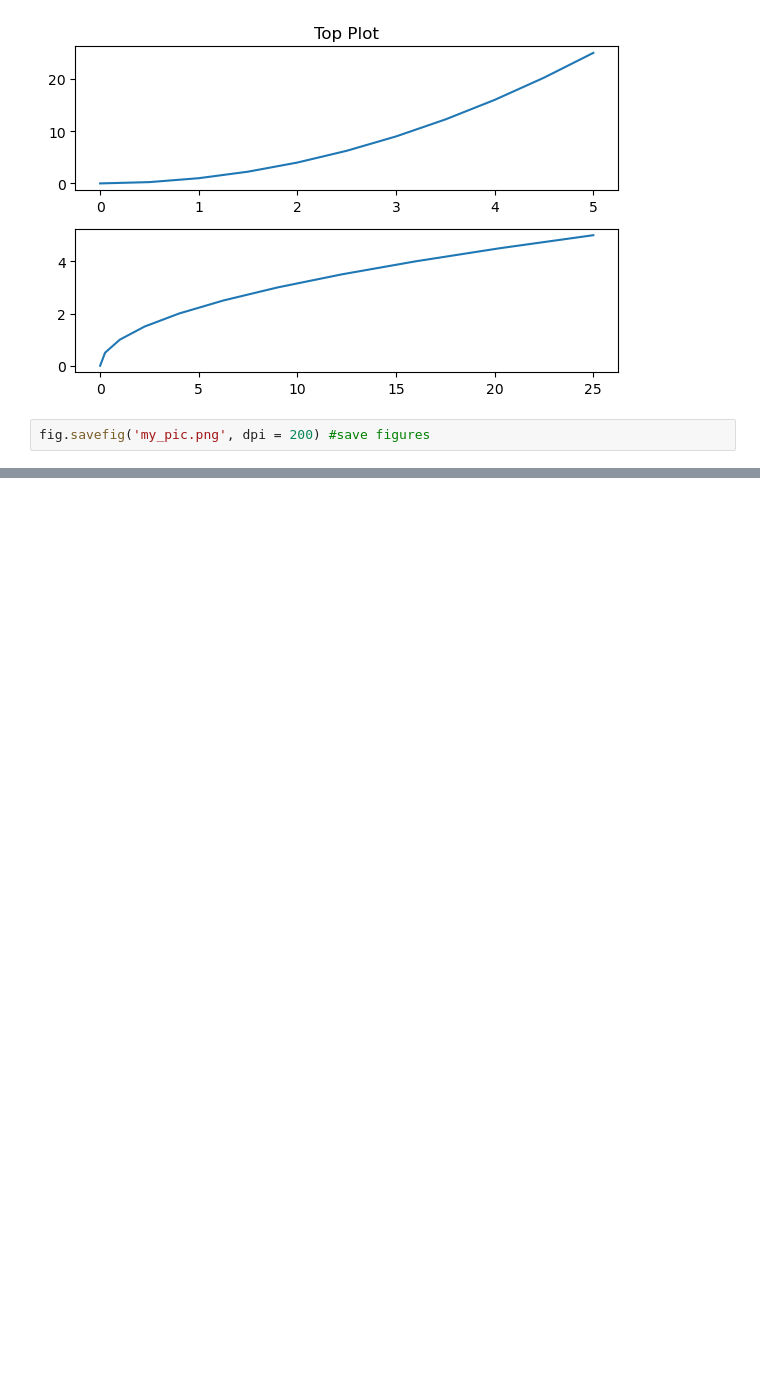
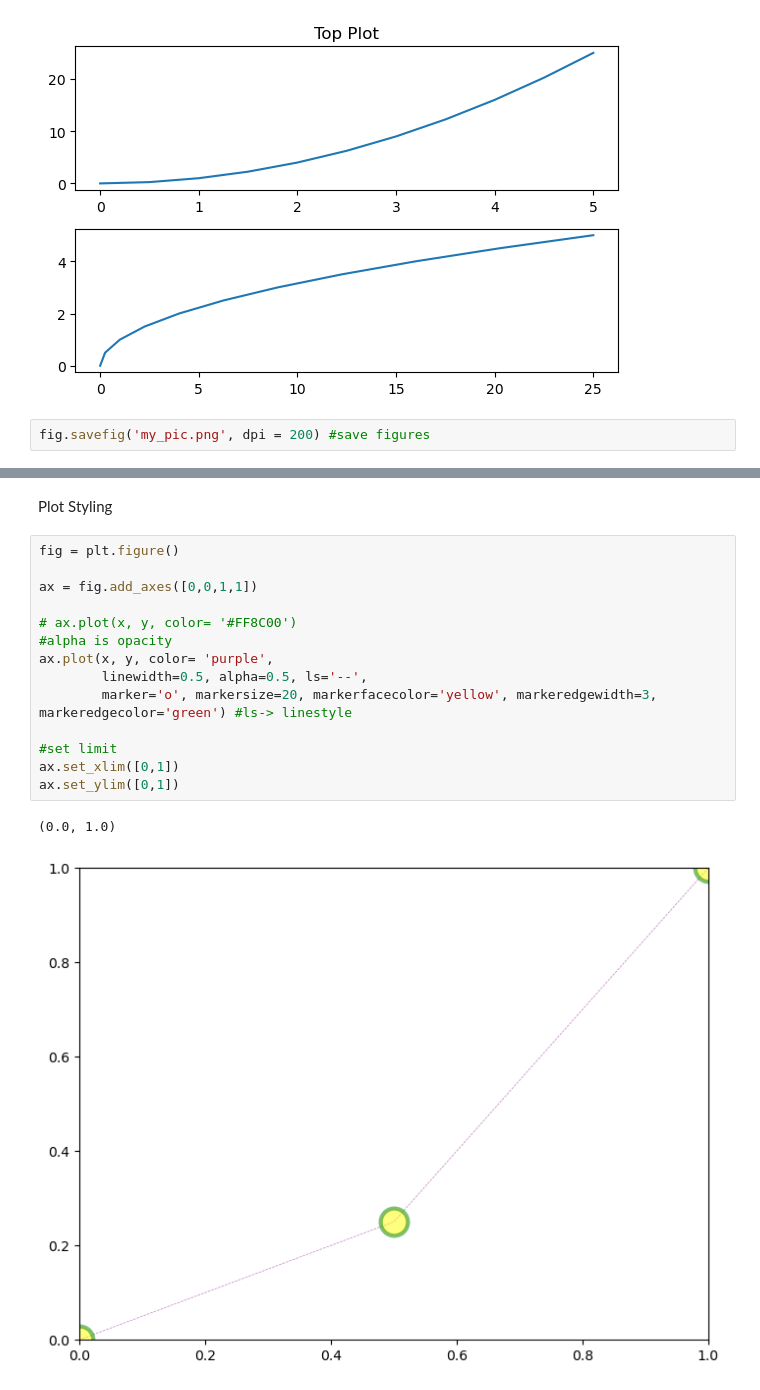
Before and after one commit to saswatrpandey/numpy_panda_basics, a Jupyter notebook: matplotlib,seaborn/notebooks/own_notebooks/matplotlib.ipynb, the cells around one changed output, grey strips where cells are left out. Drawn from its saved outputs; the diff is of its cells as text; blank space fills up the shorter version.

```diff
--- a/matplotlib,seaborn/notebooks/own_notebooks/matplotlib.ipynb
+++ b/matplotlib,seaborn/notebooks/own_notebooks/matplotlib.ipynb
@@ -107,0 +115,19 @@ ax.plot(x, x**3)
+# %% [markdown]
+Plot Styling
+# %%
+fig = plt.figure()
+
+ax = fig.add_axes([0,0,1,1])
+
+# ax.plot(x, y, color= '#FF8C00')
+#alpha is opacity
+ax.plot(x, y, color= 'purple',
+        linewidth=0.5, alpha=0.5, ls='--',
+        marker='o', markersize=20, markerfacecolor='yellow', markeredgewidth=3, markeredgecolor='green') #ls-> linestyle
+
+#set limit
+ax.set_xlim([0,1])
+ax.set_ylim([0,1])
+# %% [output]
+(0.0, 1.0)
+[figure, added]
```
Also changed, not shown: parts of 1 cell of this notebook, 3 other files.
